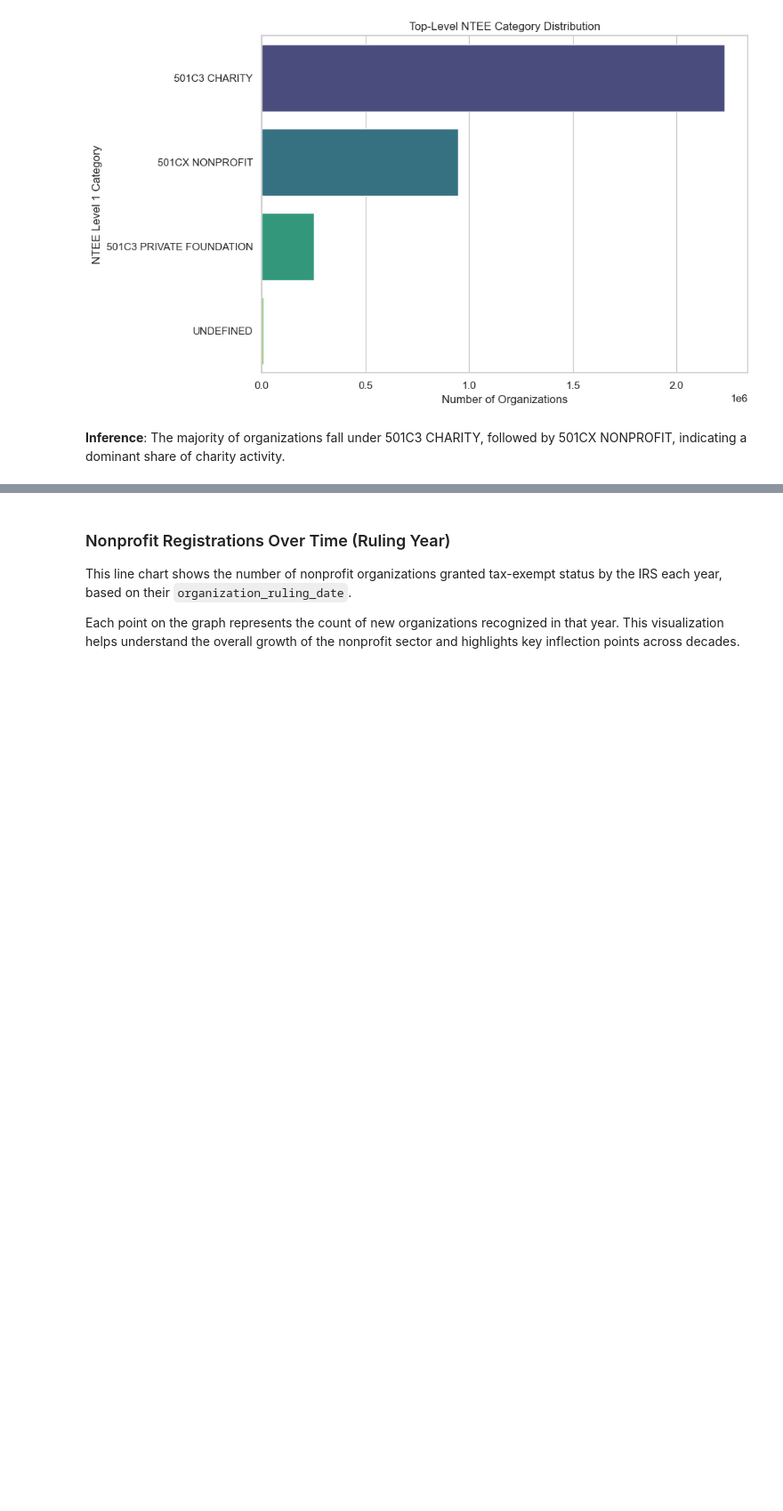
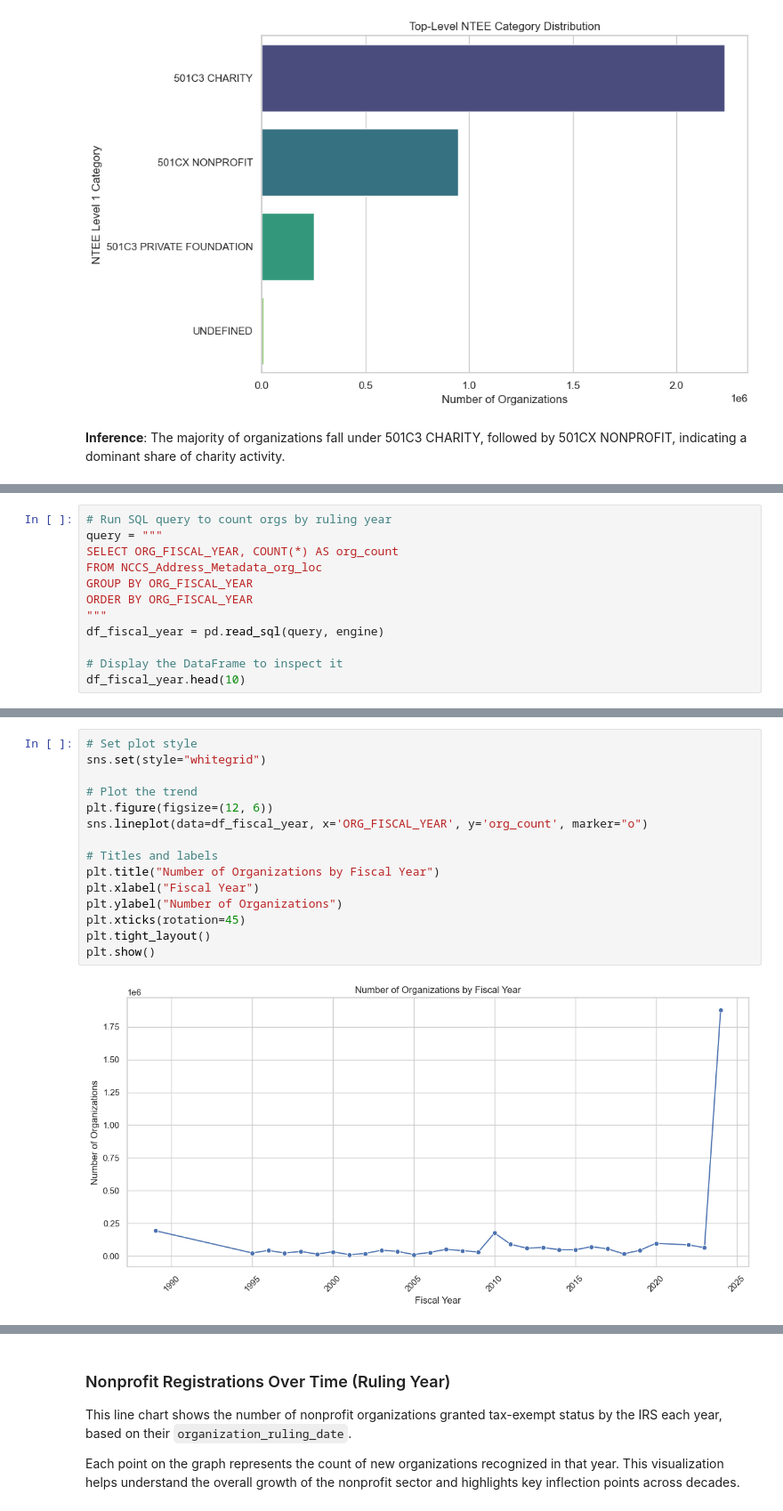
Before and after one commit to appu313/Business-Master-File-Analytics, a Jupyter notebook: bmf_visualization.ipynb, the cells around one changed output, grey strips where cells are left out. Shown at 89% size. Drawn from its saved outputs; the diff is of its cells as text; blank space fills up the shorter version.

Commit message:
Adding more visualizations

```diff
--- a/bmf_visualization.ipynb
+++ b/bmf_visualization.ipynb
@@ -43,0 +50,12 @@ Passing `palette` without assigning `hue` is deprecated and will be removed in v
+# %%
+# Run SQL query to count orgs by ruling year
+query = """
+SELECT ORG_FISCAL_YEAR, COUNT(*) AS org_count
+FROM NCCS_Address_Metadata_org_loc
+GROUP BY ORG_FISCAL_YEAR
+ORDER BY ORG_FISCAL_YEAR
+"""
+df_fiscal_year = pd.read_sql(query, engine)
+
+# Display the DataFrame to inspect it
+df_fiscal_year.head(10)
@@ -43,0 +74,17 @@ Passing `palette` without assigning `hue` is deprecated and will be removed in v
+# %%
+# Set plot style
+sns.set(style="whitegrid")
+
+# Plot the trend
+plt.figure(figsize=(12, 6))
+sns.lineplot(data=df_fiscal_year, x='ORG_FISCAL_YEAR', y='org_count', marker="o")
+
+# Titles and labels
+plt.title("Number of Organizations by Fiscal Year")
+plt.xlabel("Fiscal Year")
+plt.ylabel("Number of Organizations")
+plt.xticks(rotation=45)
+plt.tight_layout()
+plt.show()
+# %% [output]
+[figure, added]
```
Also changed, not shown: parts of 32 cells of this notebook.
